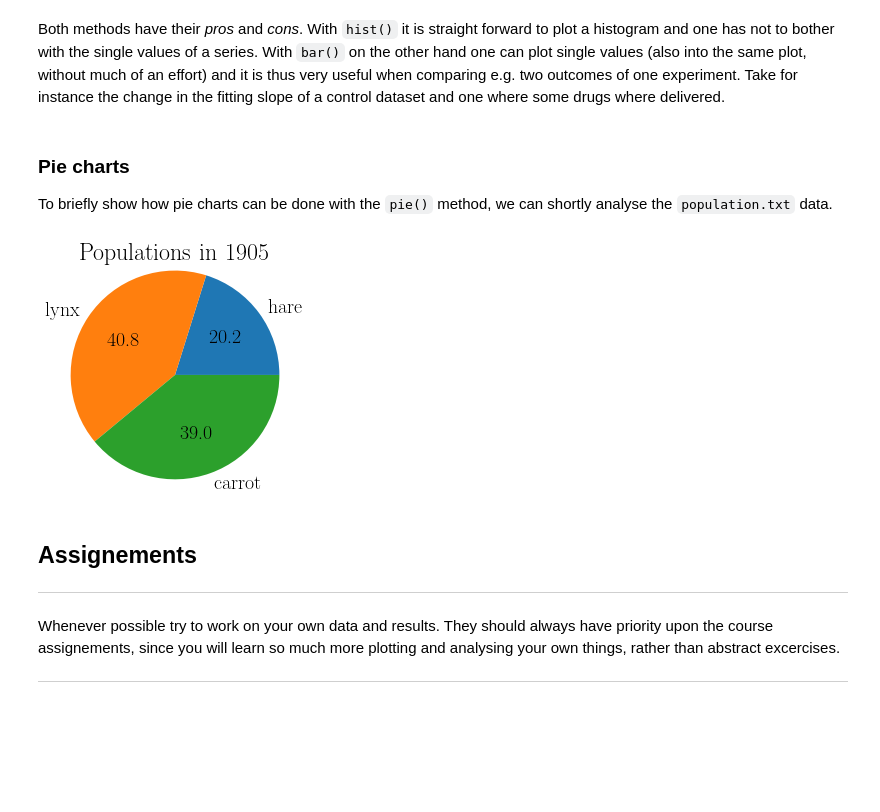
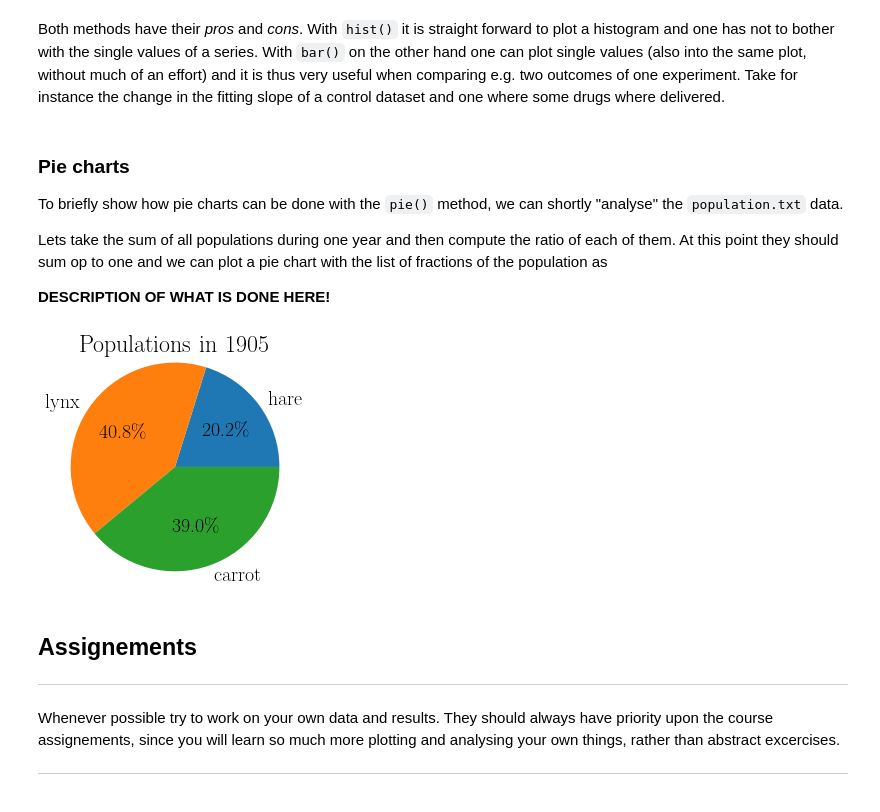
Before and after one commit to fcosi/python-data-plotting, a Jupyter notebook: Basics of Plotting.ipynb, the cells around one changed output. Cells and saved outputs as stored; diff of their text form; code cells hidden in the pictures; blank space fills up the shorter version.

Commit message:
added pie description

```diff
--- a/Basics of Plotting.ipynb
+++ b/Basics of Plotting.ipynb
@@ -240,28 +240,32 @@ Both methods have their *pros* and *cons*. With `hist()` it is straight forward
 # %% [markdown]
 ### Pie charts
 
-To briefly show how pie charts can be done with the `pie()` method, we can shortly analyse the `population.txt` data.
+To briefly show how pie charts can be done with the `pie()` method, we can shortly "analyse" the `population.txt` data.
+
+Lets take the sum of all populations during one year and then compute the ratio of each of them. At this point they should sum op to one and we can plot a pie chart with the list of fractions of the population as
+
+__DESCRIPTION OF WHAT IS DONE HERE!__
 # %%
 # divide the pop of hare into five year chunks then compute the avg there
 
 pop_name = [el for el in pop.keys()[1:]]
 
 # take one year and look at the fractions of the populations
 year = 1905
 pop_one_year = pop[pop["# year"] == year]
 tot_pop = float(pop_one_year.iloc[:,1:].sum(axis=1))
 
 pop_fractions = pop_one_year.iloc[:,1:].divide(tot_pop)
 
 fig, ax = plt.subplots()
 
-ax.pie(pop_fractions*100, labels=pop_name, autopct="%1.1f%%", radius=1.2)
+ax.pie(pop_fractions*100, labels=pop_name, autopct="%1.1f\%%", radius=1.2)
 ax.set_title("Populations in {}".format(year))
 
 
 plt.show()
 # %% [output]
-[figure, old version]
+[figure, new version]
 # %% [markdown]
 ## Assignements
 ***
```
